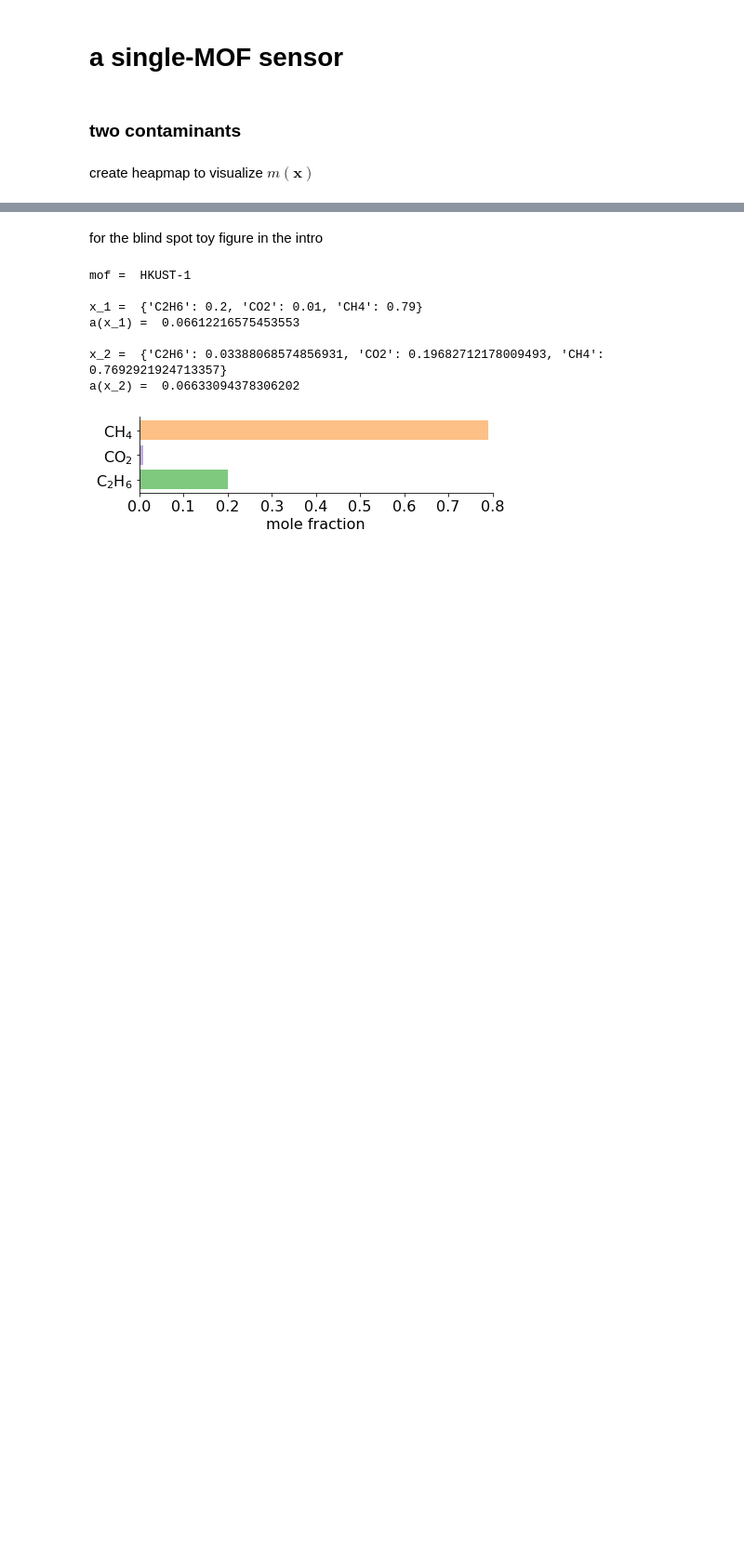
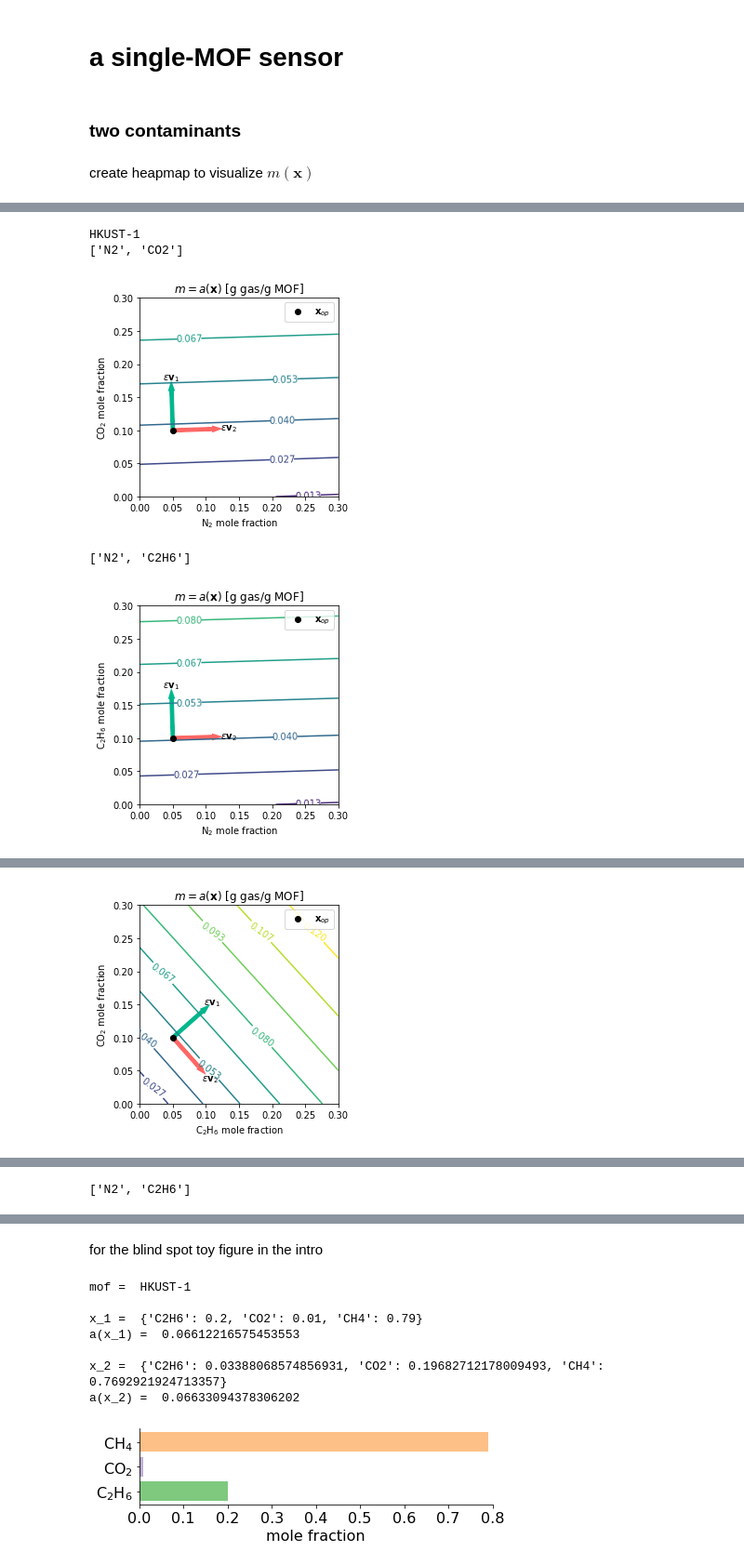
Before and after one commit to SimonEnsemble/unresponsive_directions_in_sensors, a Jupyter notebook: IAST.ipynb, the cells around one changed output, grey strips where cells are left out. Shown at 93% size. Drawn from its saved outputs; the diff is of its cells as text; code cells hidden in the pictures; blank space fills up the shorter version.

```diff
--- a/IAST.ipynb
+++ b/IAST.ipynb
@@ -224,8 +224,5 @@ adsorbed_mass(mof, mol_fxns, False)
 # %% [markdown]
 # a single-MOF sensor
-# %%
-mof = "Co-MOF-74"
-mof = "HKUST-1"
 # %%
 """
 convert mol fraction vector with contaminant mole fractions into a mol_fxn dictionary.
@@ -257,7 +254,3 @@ def jacobian_matrix_of_m(mof, mol_fxns, contaminants):
     return J(x)
 # %% [markdown]
 ### two contaminants
-# %%
-contaminants = ["N2", "CO2"]
-contaminants = ["N2", "C2H6"]
-contaminants = ["C2H6", "CO2"]
@@ -343,0 +269,71 @@ plt.savefig(mof + "_" + contaminants[0] + "_" + contaminants[1] + ".pdf", format
+# %%
+for mof in mofs:
+    print(mof)
+    for contaminants in [["N2", "CO2"], ["N2", "C2H6"], ["C2H6", "CO2"]]:
+        print(contaminants)
+
+        ###
+        #   define operating point about which to linearize, compute adsorbed mass at the operating point.
+        ###
+        mol_fxns_op = {"CH4": 0.85, contaminants[0]: 0.05, contaminants[1]: 0.1}
+        mol_fxns_op
+        x_op = mol_fxns_to_x(mol_fxns_op, contaminants)
+        m_op = adsorbed_mass(mof, mol_fxns_op)
+
+        ###
+        #    create heatmap to viz m = a(x)
+        ###
+        delta = 0.005
+        x_1 = np.arange(0.00, 0.305, delta)
+        x_2 = np.arange(0.00, 0.305, delta)
+        X_1, X_2 = np.meshgrid(x_1, x_2)
+        M = np.zeros(np.shape(X_1))
+        for i in range(np.shape(X_1)[0]):
+            for j in range(np.shape(X_2)[1]):
+                mol_fxns = x_to_mol_fxns([x_1[i], x_2[j]], contaminants)
+                M[j, i] = adsorbed_mass(mof, mol_fxns)
+
+        assert np.sum(np.isnan(M)) == 0
+
+        # Jacobian of a(x) at operating point
+        J_op = jacobian_matrix_of_m(mof, mol_fxns_op, contaminants)
+
+        # right singular vectors
+        v1, v2 = np.linalg.svd(J_op)[2]
+        if mof == "HKUST-1" and "N2" in contaminants:
+            v2 = - v2
+            v1 = - v1
+
+        fig, ax = plt.subplots()
+        # option to show an image
+        # ims = ax.imshow(M, extent=[x_1[0], x_1[-1], x_2[0], x_2[-1]],
+        #                origin='lower',
+        #                cmap='viridis', alpha=0.5)
+        # plt.colorbar(ims, label="$m$ [g gas/g MOF]")
+        CS = ax.contour(X_1, X_2, M, levels=mof_to_levels[mof], vmin=0.0, vmax=np.max(mof_to_levels[mof]))# , colors="k")
+        # plt.colorbar(CS, label="$m$ [g gas/g MOF]")
+        ax.clabel(CS, inline=True) # labels contours with numbers
+        ax.set_title("$m=a(\mathbf{x})$ [g gas/g MOF]")
+        ax.set_xlabel(gas_to_label[contaminants[0]] + " mole fraction")
+        ax.set_ylabel(gas_to_label[contaminants[1]] + " mole fraction")
+        # sketch operating point and directions
+        plt.scatter(x_op[0], x_op[1], color="k", label="$\mathbf{x}_{op}$", zorder=1000)
+        sketch_vector(x_op, -v1/15, label="$\epsilon\mathbf{v}_1$", color=cool_colors["green"], dx_mag=0.0125)
+        sketch_vector(x_op, -v2/15, label="$\epsilon\mathbf{v}_2$", color=cool_colors["red"], dx_mag=0.0175)
+        plt.legend()
+        # plt.plot([x_op[0], x_op[0] - v1[0]/10], [x_op[1], x_op[1] - v1[1]/10], color='k')
+        # plt.plot([x_op[0], x_op[0] - v2[0]/10], [x_op[1], x_op[1] - v2[1]/10], color='k')
+        plt.gca().set_aspect('equal', 'box')
+        plt.tight_layout()
+        plt.savefig(mof + "_" + contaminants[0] + "_" + contaminants[1] + ".pdf", format="pdf", bbox_inches="tight")
+        plt.show()
+
+        if "C2H6" in contaminants:
+            print("v1 dot [1, 1] = ", np.dot(v1, np.array([1, 1])))
+            print("v2 dot [1, 1] = ", np.dot(v2, np.array([1, 1])))
+# %% [output]
+HKUST-1
+['N2', 'CO2']
+[figure, added]
+['N2', 'C2H6']
+[figure, added]
@@ -343,0 +343 @@ plt.savefig(mof + "_" + contaminants[0] + "_" + contaminants[1] + ".pdf", format
+[figure, added]
@@ -343,0 +349 @@ plt.savefig(mof + "_" + contaminants[0] + "_" + contaminants[1] + ".pdf", format
+['N2', 'C2H6']
```
Also changed, not shown: parts of 18 cells of this notebook.
